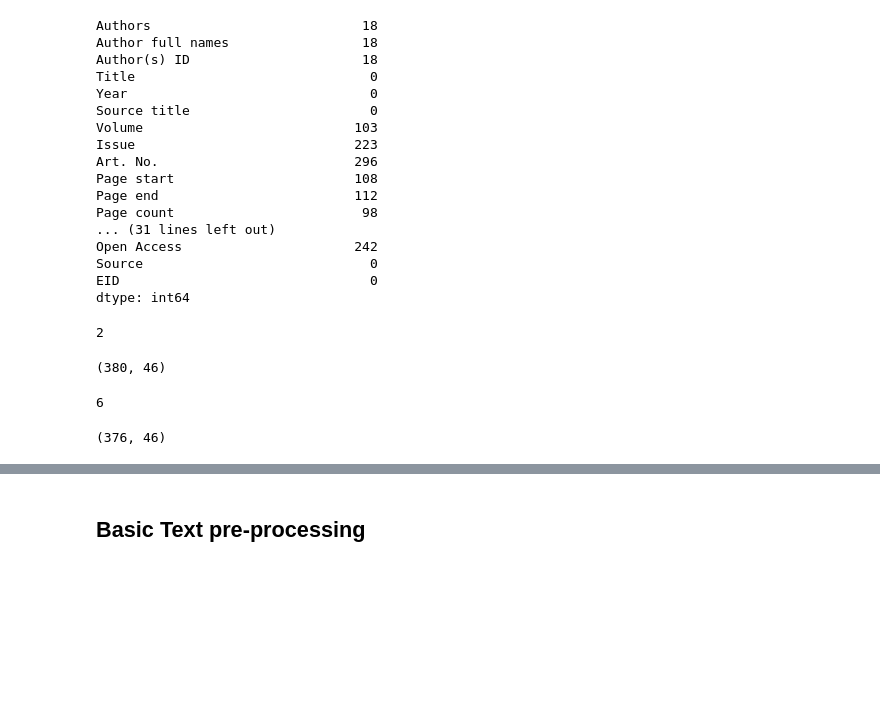
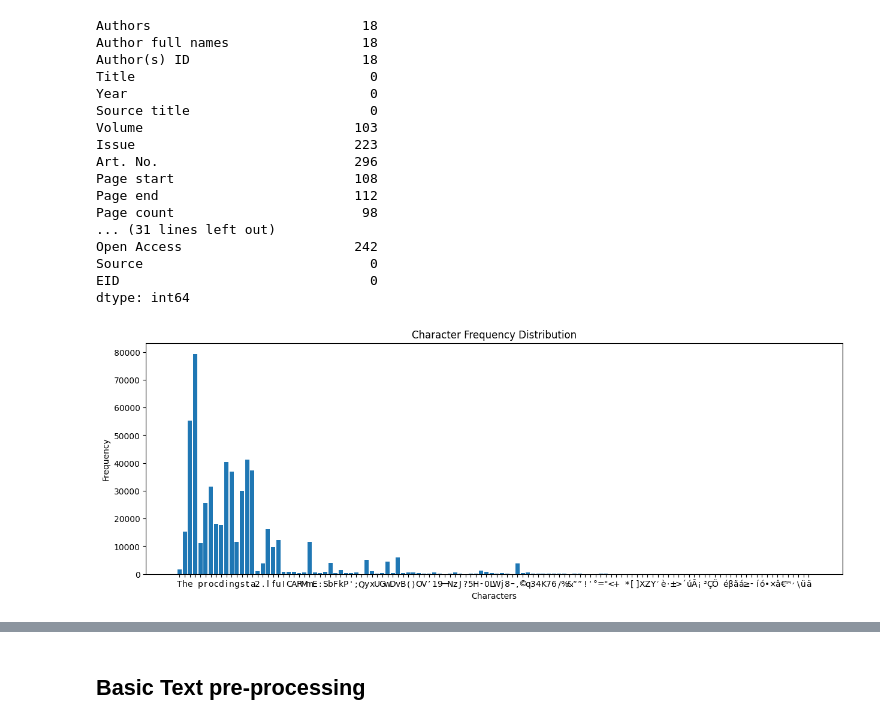
Before and after one commit to daniff15/ICD_Project, a Jupyter notebook: main.ipynb, the cells around one changed output, grey strips where cells are left out. Drawn from its saved outputs; the diff is of its cells as text; code cells hidden in the pictures; blank space fills up the shorter version.

```diff
--- a/main.ipynb
+++ b/main.ipynb
@@ -113,27 +113,19 @@ Open Access                      242
 Source                             0
 EID                                0
 dtype: int64
-# %%
-# Get the number of duplicates
-duplicate = data['Abstract'].duplicated().sum()
-duplicate
-# %% [output]
-2
-# %%
-# Remove duplicate rows
-df = data.drop_duplicates(subset=['Abstract'])
-df.shape
-# %% [output]
-(380, 46)
-# %%
-# Get the number of duplicates
-duplicate = data['Title'].duplicated().sum()
-duplicate
-# %% [output]
-6
-# %%
-# Remove duplicate rows
-df = data.drop_duplicates(subset=['Title'])
-df.shape
-# %% [output]
-(376, 46)
+# %%
+# Check special carateres and punctuation frequency
+char_freq = Counter(data['Abstract'].str.cat())
+
+# Prepare data for plotting
+char_labels, char_values = zip(*char_freq.items())
+
+# Create the plot
+plt.figure(figsize=(15, 5))
+plt.bar(char_labels, char_values)
+plt.xlabel('Characters')
+plt.ylabel('Frequency')
+plt.title('Character Frequency Distribution')
+plt.show()
+# %% [output]
+[figure, added]
```
Also changed, not shown: parts of 25 cells of this notebook.
